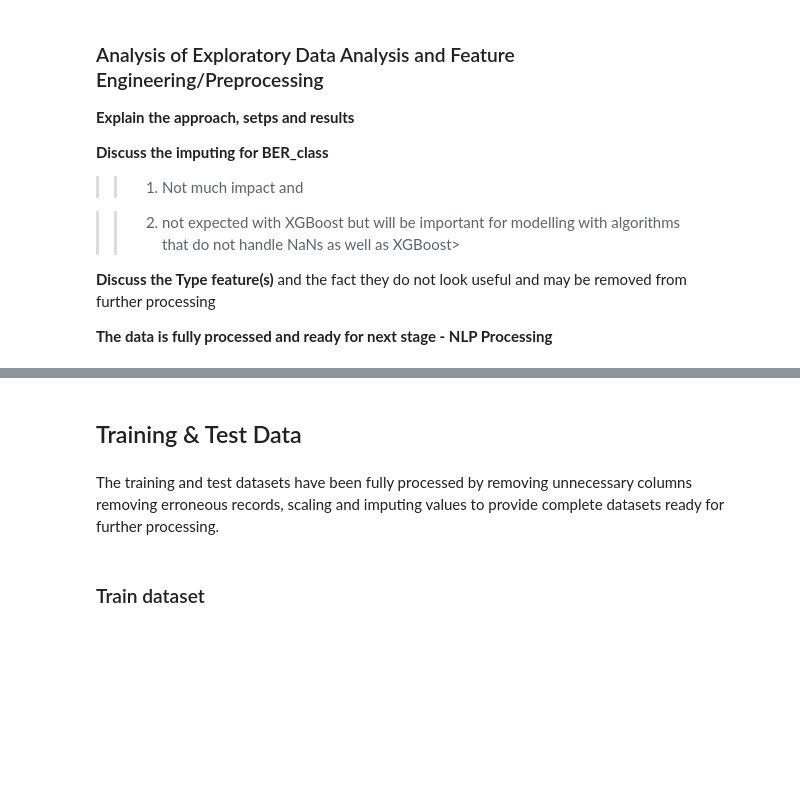
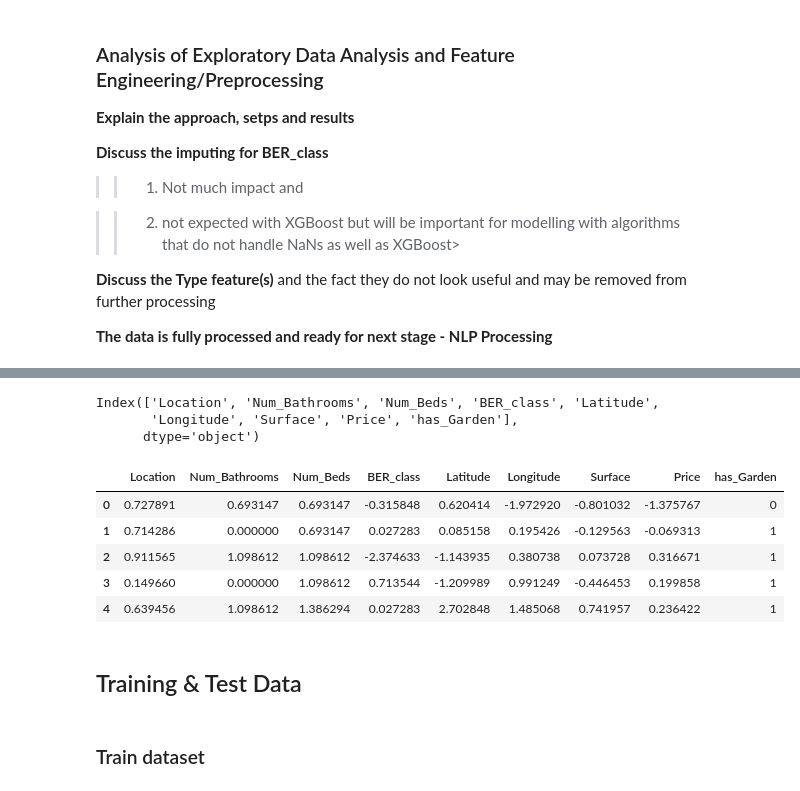
Before and after one commit to rb2022/ET5003_SEM1_2021-2, a Jupyter notebook: ET5003_Kaggle_RobertBarrett_20157347.ipynb, the cells around one changed output, grey strips where cells are left out. Saved outputs shown, nothing was run; the diff lists cells and outputs as text; code cells hidden in the pictures; blank space fills up the shorter version.

```diff
--- a/ET5003_Kaggle_RobertBarrett_20157347.ipynb
+++ b/ET5003_Kaggle_RobertBarrett_20157347.ipynb
@@ -670,0 +1085,15 @@ plt.show()
+# %%
+df_train_xgb.columns
+# %% [output]
+Index(['Location', 'Num_Bathrooms', 'Num_Beds', 'BER_class', 'Latitude',
+       'Longitude', 'Surface', 'Price', 'has_Garden'],
+      dtype='object')
+# %%
+df_train_xgb.head()
+# %% [output]
+|  | Location | Num_Bathrooms | Num_Beds | BER_class | Latitude | Longitude | Surface | Price | has_Garden |
+| 0 | 0.727891 | 0.693147 | 0.693147 | -0.315848 | 0.620414 | -1.972920 | -0.801032 | -1.375767 | 0 |
+| 1 | 0.714286 | 0.000000 | 0.693147 | 0.027283 | 0.085158 | 0.195426 | -0.129563 | -0.069313 | 1 |
+| 2 | 0.911565 | 1.098612 | 1.098612 | -2.374633 | -1.143935 | 0.380738 | 0.073728 | 0.316671 | 1 |
+| 3 | 0.149660 | 0.000000 | 1.098612 | 0.713544 | -1.209989 | 0.991249 | -0.446453 | 0.199858 | 1 |
+| 4 | 0.639456 | 1.098612 | 1.386294 | 0.027283 | 2.702848 | 1.485068 | 0.741957 | 0.236422 | 1 |
@@ -671,7 +1116,5 @@ plt.show()
 # %% [markdown]
 ## Training & Test Data
-# %% [markdown]
-The training and test datasets have been fully processed by removing unnecessary columns removing erroneous records, scaling and imputing values to provide complete datasets ready for further processing.
 # %% [markdown]
 ### Train dataset
 # %%
```
Also changed, not shown: parts of 59 cells of this notebook.
